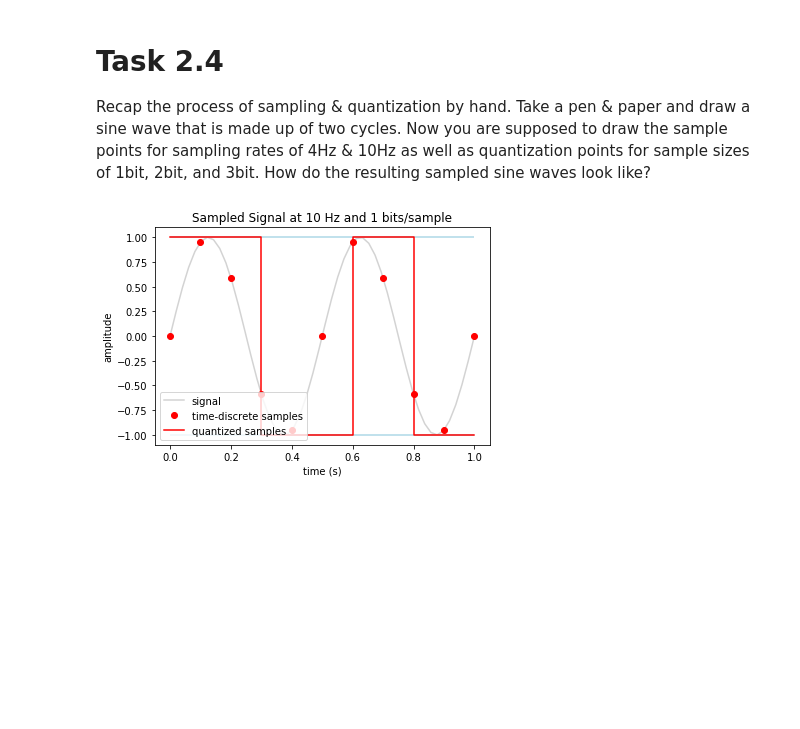
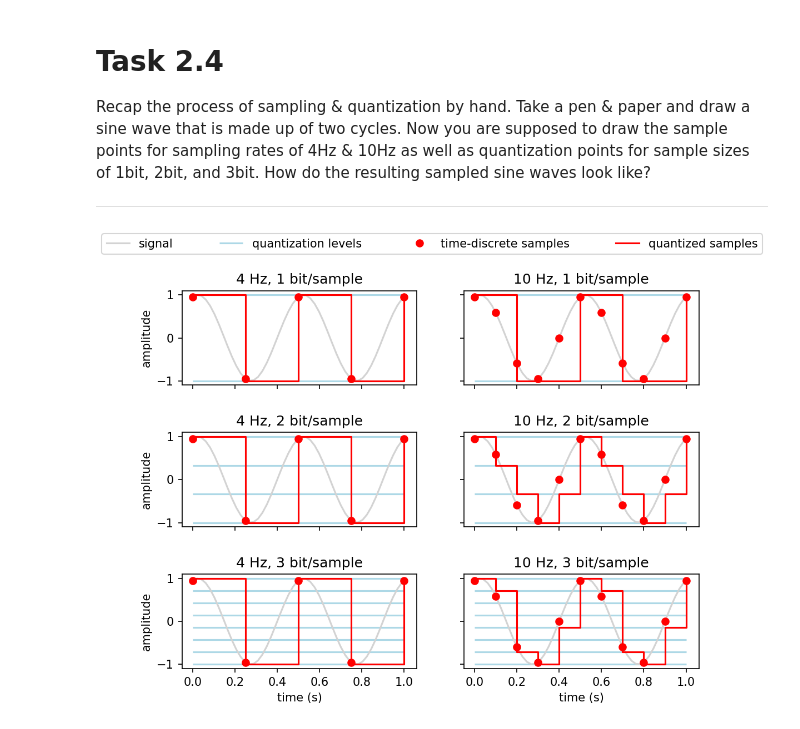
Before and after one commit to dmarku/ctech_ws1819_tbag_exercises, a Jupyter notebook: exercise2/TBAG Exercise 2 Task 4.ipynb, the cells around one changed output. Drawn from its saved outputs; the diff is of its cells as text; code cells hidden in the pictures; blank space fills up the shorter version.

Commit message:
E2T4: define sampling & quanti in functions

```diff
--- a/exercise2/TBAG Exercise 2 Task 4.ipynb
+++ b/exercise2/TBAG Exercise 2 Task 4.ipynb
@@ -6,3 +6,5 @@ draw a sine wave that is made up of two cycles.  Now you are supposed to draw
 the sample points for sampling rates of 4Hz & 10Hz as well as quantization
 points for sample sizes of 1bit, 2bit, and 3bit. How do the resulting sampled
 sine waves look like?
+
+---
@@ -44,5 +11,67 @@ samplepoints_10hz = np.arange(start, end, step=1/10)
-# %%
-sample_quantize_plot(signal, start=0, end=1, samplerate=10
-                     , depth=1)
-# %% [output]
-[figure, removed]
+# %%
+import numpy as np
+import matplotlib as mpl, matplotlib.pyplot as plt
+
+mpl.rcParams['figure.dpi'] = 150
+mpl.rcParams['figure.figsize'] = (8, 6)
+# %%
+def sample(signal, samplerate, start, end):
+    times = np.arange(start, end, step=1/samplerate)
+    samples = signal(times)
+    return times, samples
+
+def quantization_levels(bitdepth, lowest, highest):
+    return np.linspace(lowest, highest, 2**bitdepth)
+
+def quantize(values, levels):
+    limits = np.mean([levels[:-1], levels[1:]], axis=0)
+    return np.array([levels[level] for level in np.digitize(samples, limits)])
+# %%
+# signal function
+# works with single values and numpy arrays as input
+def sinewave(t):
+    return np.sin((t + 0.1) * 4 * np.pi)
+
+# sampling interval
+# add a slight overhead to the end to include one sample at the exact end of the interval
+start, end = 0, 1.01
+
+# quantization range
+lowest, highest = -1, 1
+
+# sampling parameters
+samplerates = [4, 10]
+bitdepths = [1,2,3]
+
+fig, axes = plt.subplots(len(bitdepths), len(samplerates), sharex='col', sharey='row')
+
+for si, samplerate in enumerate(samplerates):
+    times, samples = sample(sinewave, samplerate, start, end)
+
+    for di, bitdepth in enumerate(bitdepths):
+        levels = quantization_levels(bitdepth, lowest, highest)
+        quantized_samples = quantize(samples, levels)
+
+        ax = axes[di, si]
+
+        ax.set(title=f'{samplerate} Hz, {bitdepth} bit/sample', xlabel='time (s)', ylabel='amplitude')
+
+        p_levels = ax.hlines(levels, 0, 1, color="lightblue")
+        p_signal, = ax.plot(np.linspace(start, end), sinewave(np.linspace(start, end)), color='lightgray')
+        p_samples, = ax.plot(times, samples, 'o', color='red')
+        p_quantized, = ax.step(times, quantized_samples, where='post', color='red')
+
+# only show axis labels in outer axes
+for ax in axes.flat:
+    ax.label_outer()
+
+fig.legend(
+        (p_signal, p_levels, p_samples, p_quantized),
+        ('signal', 'quantization levels', 'time-discrete samples', 'quantized samples'),
+        loc='upper center',
+        mode='expand',
+        ncol=4)
+
+fig.subplots_adjust(hspace=0.5)
+# %% [output]
+[figure, added]
```
Also changed, not shown: parts of 1 cell of this notebook.
